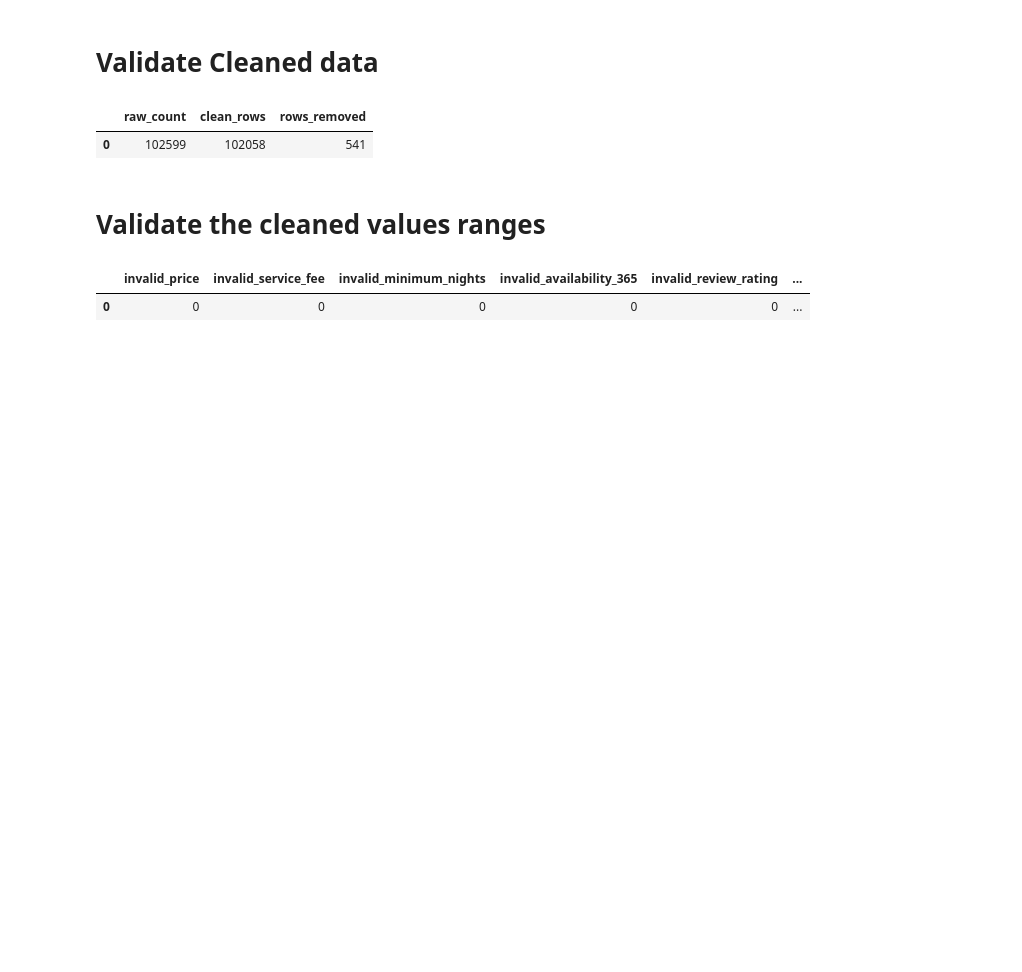
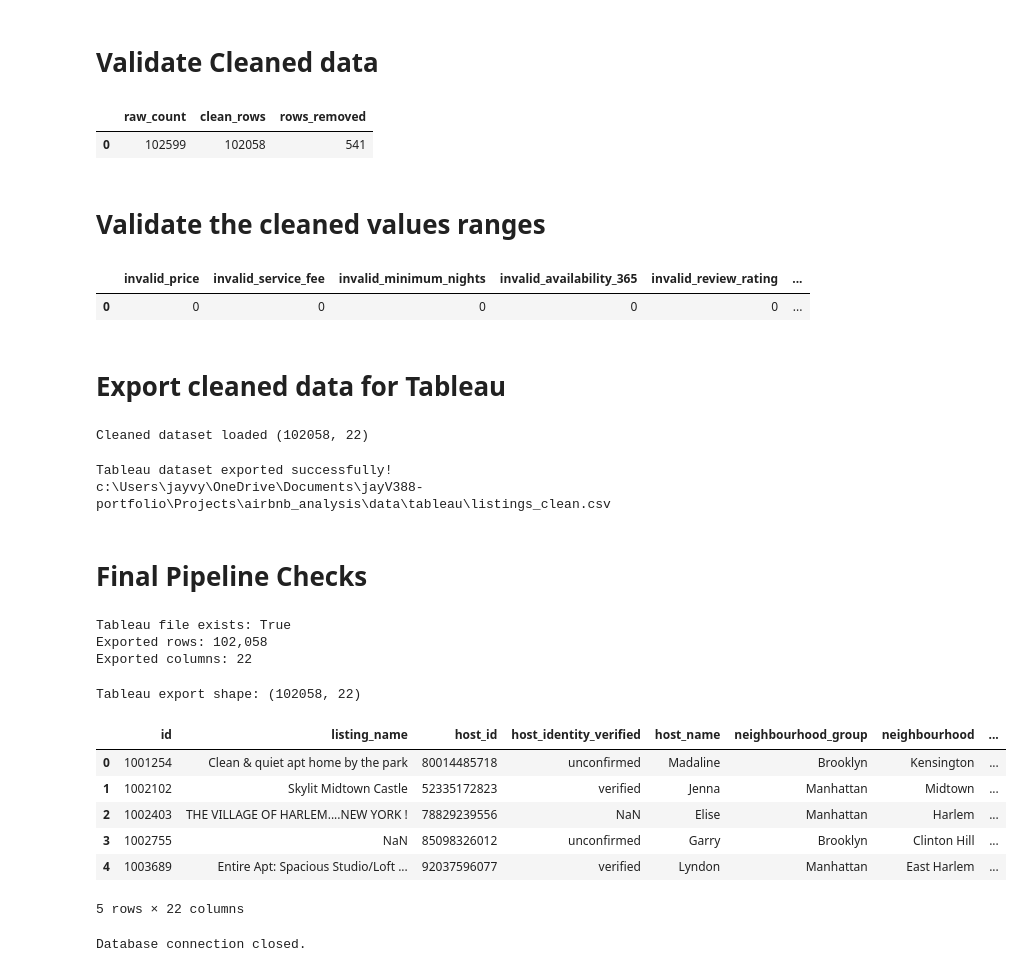
Before and after one commit to jayV388/jayV388-portfolio, a Jupyter notebook: Projects/airbnb_analysis/notebooks/02_pipeline.ipynb, the cells around one changed output. Cells and saved outputs as stored; diff of their text form; code cells hidden in the pictures; blank space fills up the shorter version.

Commit message:
Finishing 02_pipeline

```diff
--- a/Projects/airbnb_analysis/notebooks/02_pipeline.ipynb
+++ b/Projects/airbnb_analysis/notebooks/02_pipeline.ipynb
@@ -27,19 +27,22 @@ database_path = (project_root
 
 clean_path = (project_root
               / "sql"
-              /"01_clean.ipynb"
+              /"01_clean.sql"
 )
 
 analysis_path = (project_root
                  /"sql"
-                 /"02_analysis.ipynb"
+                 /"02_analysis.sql"
 )
 
 tableau_path = (project_root
                  /"data"
                  /"tableau"
-                 /"listing_clean.csv"
+                 /"listings_clean.csv"
 )
+
+# create tableau export folder if it doesn't exist
+tableau_path.parent.mkdir(parents=True, exist_ok=True)
 # %% [markdown]
 # Load the raw CSV
 # %%
@@ -216,3 +239,71 @@ display(range_validation)
 # %% [output]
 |  | invalid_price | invalid_service_fee | invalid_minimum_nights | invalid_availability_365 | invalid_review_rating | ... |
 | 0 | 0 | 0 | 0 | 0 | 0 | ... |
+# %% [markdown]
+# Export cleaned data for Tableau
+# %%
+# load cleaned sql table into pandas dataframe
+
+df_clean = pd.read_sql_query(
+    '''
+    SELECT *
+    FROM airbnb_clean;
+    ''',
+    conn
+)
+
+print(f'Cleaned dataset loaded {df_clean.shape}')
+# %% [output]
+Cleaned dataset loaded (102058, 22)
+# %%
+# export cleaned data for tableau
+
+df_clean.to_csv(
+    tableau_path,
+    index=False
+)
+
+print('Tableau dataset exported successfully!')
+print(tableau_path)
+# %% [output]
+Tableau dataset exported successfully!
+c:\Users\jayvy\OneDrive\Documents\jayV388-portfolio\Projects\airbnb_analysis\data\tableau\listings_clean.csv
+# %% [markdown]
+# Final Pipeline Checks
+# %%
+# confirm tableau export was created
+
+print('Tableau file exists:', tableau_path.exists())
+print(f'Exported rows: {df_clean.shape[0]:,}')
+print(f'Exported columns: {df_clean.shape[1]}')
+# %% [output]
+Tableau file exists: True
+Exported rows: 102,058
+Exported columns: 22
+# %%
+# verfiy exported tableau file
+
+tableau_check = pd.read_csv(
+    tableau_path,
+    low_memory=False
+)
+
+print(f'Tableau export shape: {tableau_check.shape}')
+display(tableau_check.head())
+# %% [output]
+Tableau export shape: (102058, 22)
+|  | id | listing_name | host_id | host_identity_verified | host_name | neighbourhood_group | neighbourhood | ... |
+| 0 | 1001254 | Clean & quiet apt home by the park | 80014485718 | unconfirmed | Madaline | Brooklyn | Kensington | ... |
+| 1 | 1002102 | Skylit Midtown Castle | 52335172823 | verified | Jenna | Manhattan | Midtown | ... |
+| 2 | 1002403 | THE VILLAGE OF HARLEM....NEW YORK ! | 78829239556 | NaN | Elise | Manhattan | Harlem | ... |
+| 3 | 1002755 | NaN | 85098326012 | unconfirmed | Garry | Brooklyn | Clinton Hill | ... |
+| 4 | 1003689 | Entire Apt: Spacious Studio/Loft ... | 92037596077 | verified | Lyndon | Manhattan | East Harlem | ... |
+5 rows × 22 columns
+# %%
+# close database connection
+
+conn.close()
+
+print('Database connection closed.')
+# %% [output]
+Database connection closed.
```
Also changed, not shown: parts of 4 cells of this notebook, 1 other file.
